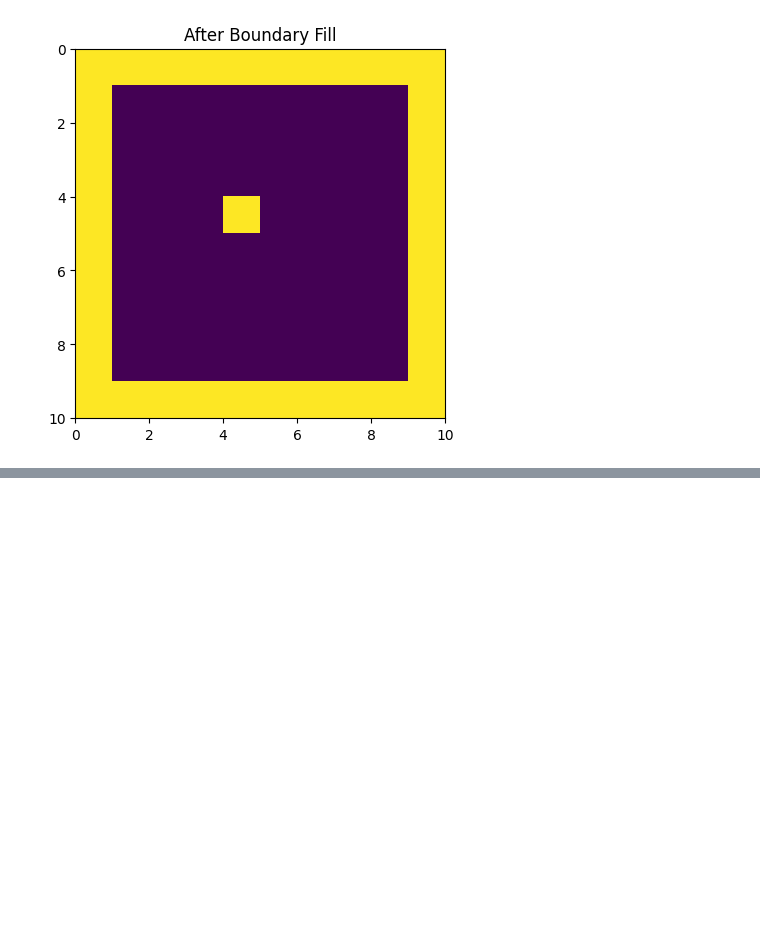
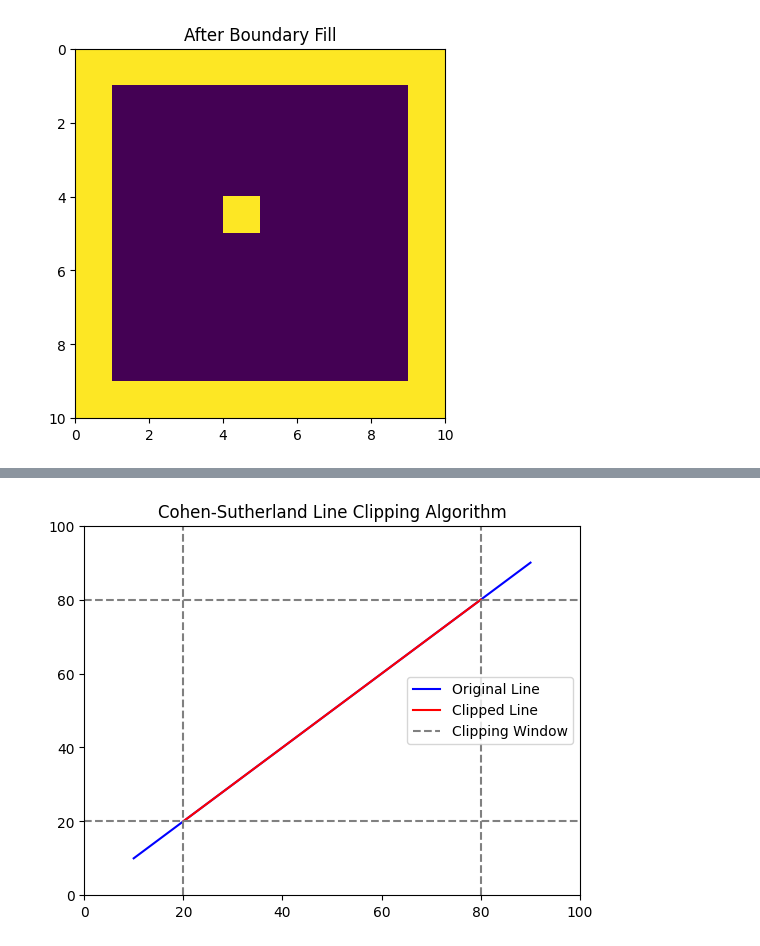
Before and after one commit to MdAbdullahIbnNoor/4-2-computer-graphics-lab-python, a Jupyter notebook: line_draw.ipynb, the cells around one changed output, grey strips where cells are left out. Saved outputs shown, nothing was run; the diff lists cells and outputs as text; code cells hidden in the pictures; blank space fills up the shorter version.

```diff
--- a/line_draw.ipynb
+++ b/line_draw.ipynb
@@ -491,0 +593,78 @@ plt.show()
+# %%
+import matplotlib.pyplot as plt
+
+def cohen_sutherland(x1, y1, x2, y2, xmin, ymin, xmax, ymax):
+    def compute_region_code(x, y):
+        code = 0b0000
+        if x < xmin:
+            code |= 0b0001  # to the left of window
+        elif x > xmax:
+            code |= 0b0010  # to the right of window
+        if y < ymin:
+            code |= 0b0100  # below the window
+        elif y > ymax:
+            code |= 0b1000  # above the window
+        return code
+
+    code1 = compute_region_code(x1, y1)
+    code2 = compute_region_code(x2, y2)
+
+    while (code1 | code2) != 0:
+        if (code1 & code2) != 0:
+            # Line is completely outside the window
+            return None, None, None, None
+        else:
+            # Clip the line
+            if code1 != 0:
+                if code1 & 0b0001:
+                    x1 = xmin
+                    y1 = y1 + (y2 - y1) * (xmin - x1) / (x2 - x1)
+                elif code1 & 0b0010:
+                    x1 = xmax
+                    y1 = y1 + (y2 - y1) * (xmax - x1) / (x2 - x1)
+                elif code1 & 0b0100:
+                    y1 = ymin
+                    x1 = x1 + (x2 - x1) * (ymin - y1) / (y2 - y1)
+                elif code1 & 0b1000:
+                    y1 = ymax
+                    x1 = x1 + (x2 - x1) * (ymax - y1) / (y2 - y1)
+                code1 = compute_region_code(x1, y1)
+            else:
+                if code2 & 0b0001:
+                    x2 = xmin
+                    y2 = y1 + (y2 - y1) * (xmin - x1) / (x2 - x1)
+                elif code2 & 0b0010:
+                    x2 = xmax
+                    y2 = y1 + (y2 - y1) * (xmax - x1) / (x2 - x1)
+                elif code2 & 0b0100:
+                    y2 = ymin
+                    x2 = x1 + (x2 - x1) * (ymin - y1) / (y2 - y1)
+                elif code2 & 0b1000:
+                    y2 = ymax
+                    x2 = x1 + (x2 - x1) * (ymax - y1) / (y2 - y1)
+                code2 = compute_region_code(x2, y2)
+
+    return int(x1), int(y1), int(x2), int(y2)
+
+# Example Usage:
+xmin, ymin, xmax, ymax = 20, 20, 80, 80
+x1, y1, x2, y2 = 10, 10, 90, 90
+
+clipped_x1, clipped_y1, clipped_x2, clipped_y2 = cohen_sutherland(x1, y1, x2, y2, xmin, ymin, xmax, ymax)
+
+if clipped_x1 is not None:
+    plt.plot([x1, x2], [y1, y2], label='Original Line', color='blue')
+    plt.plot([clipped_x1, clipped_x2], [clipped_y1, clipped_y2], label='Clipped Line', color='red')
+    plt.xlim(0, 100)
+    plt.ylim(0, 100)
+    plt.axvline(xmin, color='gray', linestyle='--', label='Clipping Window')
+    plt.axvline(xmax, color='gray', linestyle='--')
+    plt.axhline(ymin, color='gray', linestyle='--')
+    plt.axhline(ymax, color='gray', linestyle='--')
+    plt.legend()
+    plt.title('Cohen-Sutherland Line Clipping Algorithm')
+    plt.show()
+else:
+    print('Line is completely outside the window.')
+# %% [output]
+[figure, added]
```
Also changed, not shown: parts of 5 cells of this notebook.
